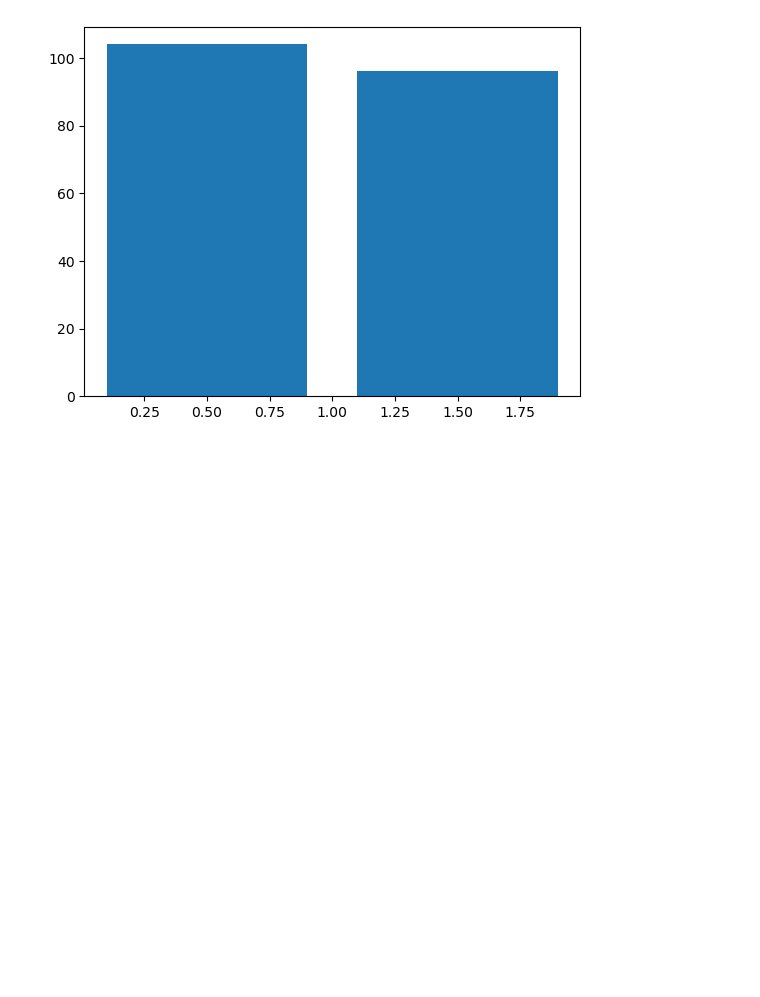
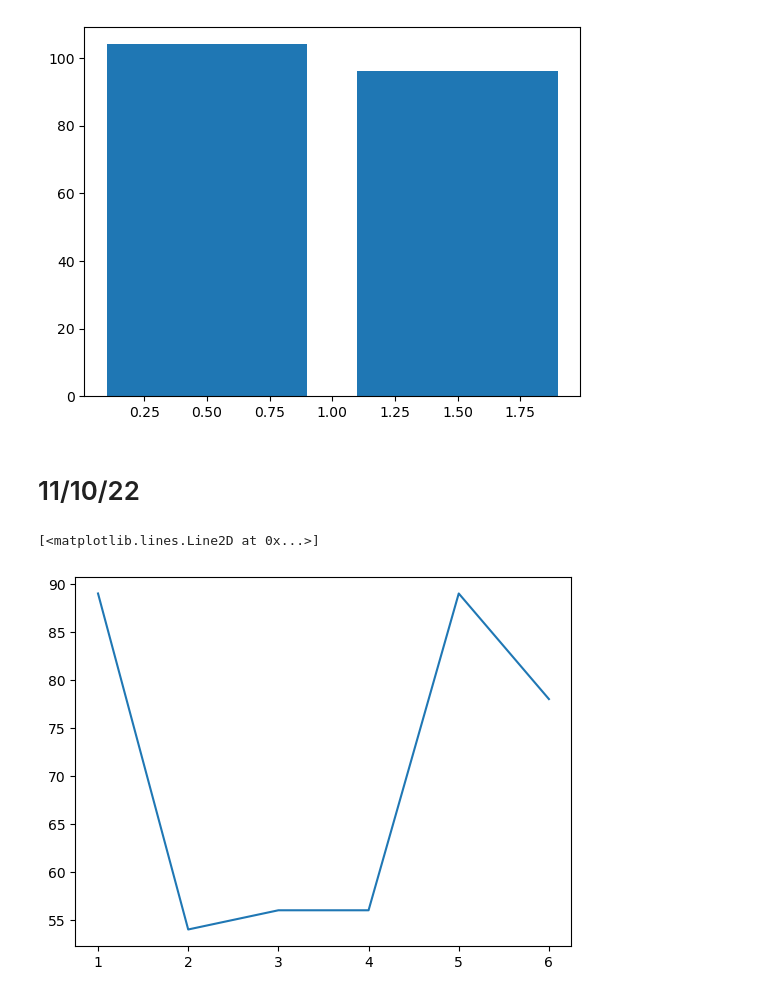
Before and after one commit to basavbamrah/training-sem-7, a Jupyter notebook: basics_5_matplt.ipynb, the cells around one changed output. Cells and saved outputs as stored; diff of their text form; code cells hidden in the pictures; blank space fills up the shorter version.

```diff
--- a/basics_5_matplt.ipynb
+++ b/basics_5_matplt.ipynb
@@ -80,3 +80,5 @@ plt.bar([.5,1.5],[male,female])
 # %% [output]
 <BarContainer object of 2 artists>
 [figure]
+# %% [markdown]
+# 11/10/22
@@ -82,0 +89,9 @@ plt.bar([.5,1.5],[male,female])
+# %%
+roll = [1, 2, 3, 4, 5, 6]
+eng = [89, 54, 56, 56, 89, 78]
+math = [34, 12, 56, 99, 56, 78]
+
+plt.plot(roll, eng)
+# %% [output]
+[<matplotlib.lines.Line2D at 0x...>]
+[figure, added]
```
Also changed, not shown: parts of 8 cells of this notebook, 1 other file.
